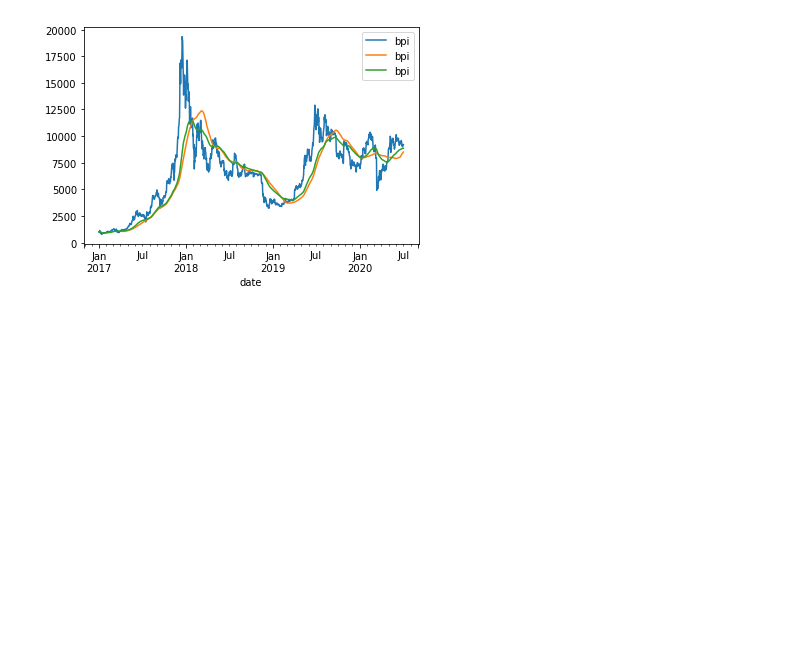
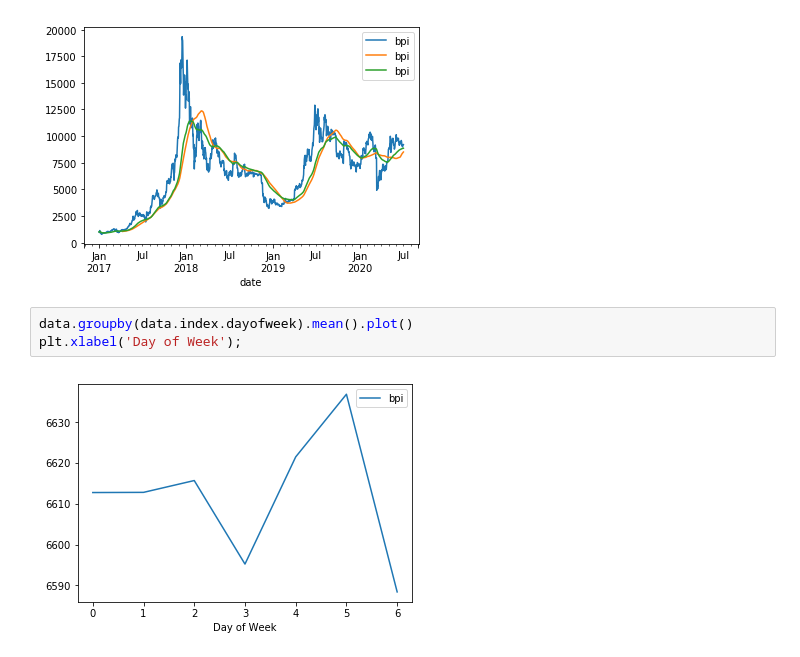
Before and after one commit to henokyemam/Time_Series_Introduction, a Jupyter notebook: notebooks/06_TS_Python_Modeling_Analysis.ipynb, the cells around one changed output. Drawn from its saved outputs; the diff is of its cells as text; blank space fills up the shorter version.

```diff
--- a/notebooks/06_TS_Python_Modeling_Analysis.ipynb
+++ b/notebooks/06_TS_Python_Modeling_Analysis.ipynb
@@ -184,3 +184,8 @@ pd.concat([data
            , data.ewm(span=100).mean()], axis=1).plot();
 # %% [output]
 [figure]
+# %%
+data.groupby(data.index.dayofweek).mean().plot()
+plt.xlabel('Day of Week');
+# %% [output]
+[figure, added]
```
Also changed, not shown: parts of 8 cells of this notebook.
